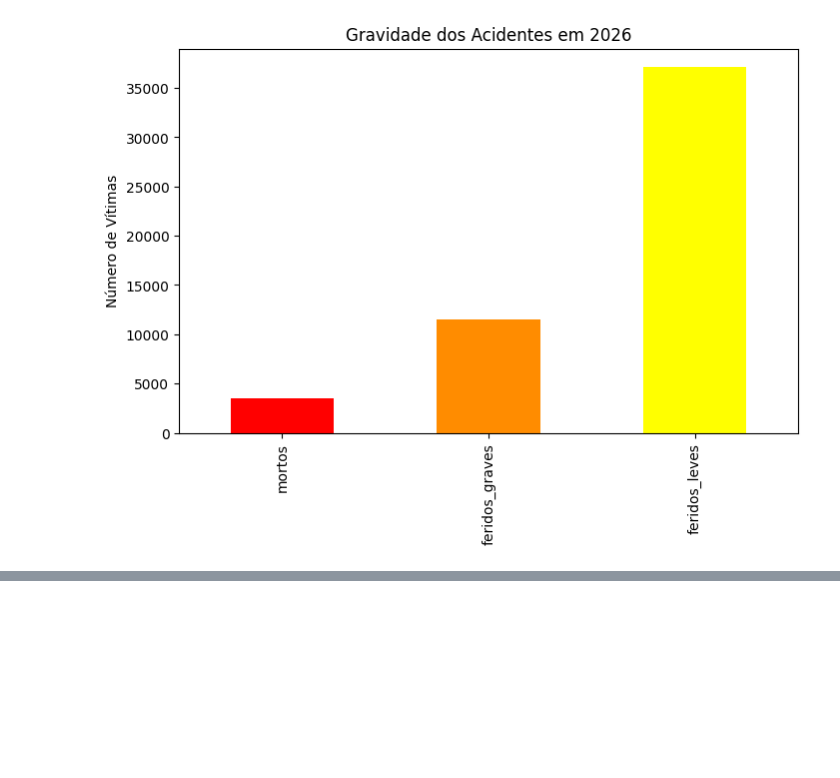
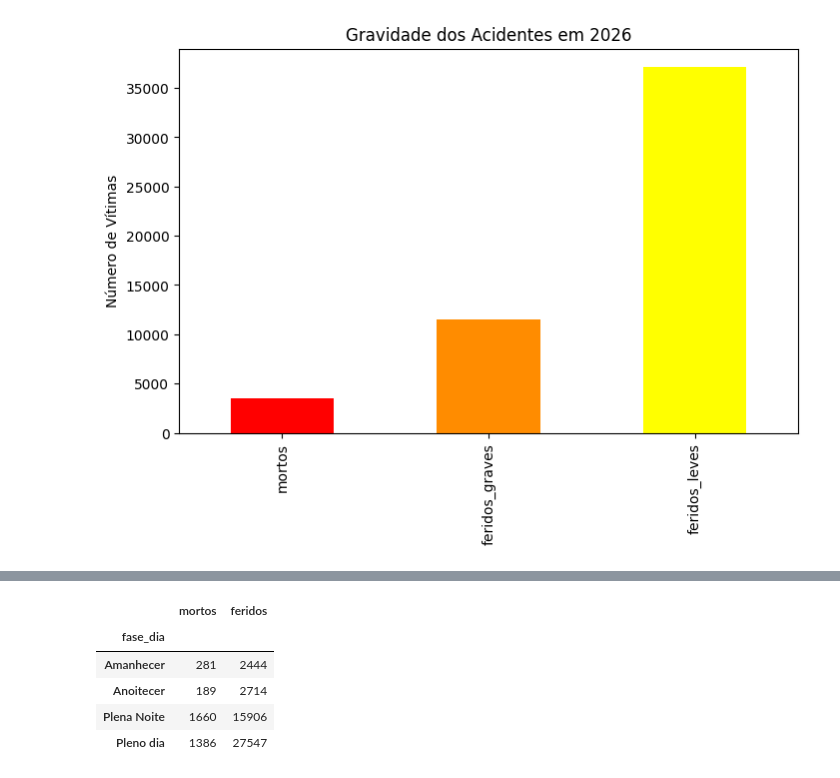
Before and after one commit to CristianeSMarques/Projeto-Final---Grupo-3---Cinthia-Cristiane-e-Douglas, a Jupyter notebook: Projeto.ipynb, the cells around one changed output, grey strips where cells are left out. Saved outputs shown, nothing was run; the diff lists cells and outputs as text; code cells hidden in the pictures; blank space fills up the shorter version.

```diff
--- a/Projeto.ipynb
+++ b/Projeto.ipynb
@@ -481,0 +601,13 @@ dtype: int64
+# %%
+# Média de vítimas por tipo de acidente
+tabela.groupby("tipo_acidente")[["mortos","feridos_leves","feridos_graves"]].mean().sort_values("mortos", ascending=False).head(5)
+
+# Distribuição por fase do dia
+tabela.groupby("fase_dia")[["mortos","feridos"]].sum()
+# %% [output]
+|  | mortos | feridos |
+| fase_dia |  |  |
+| Amanhecer | 281 | 2444 |
+| Anoitecer | 189 | 2714 |
+| Plena Noite | 1660 | 15906 |
+| Pleno dia | 1386 | 27547 |
```
Also changed, not shown: parts of 7 cells of this notebook, 2 other files.
